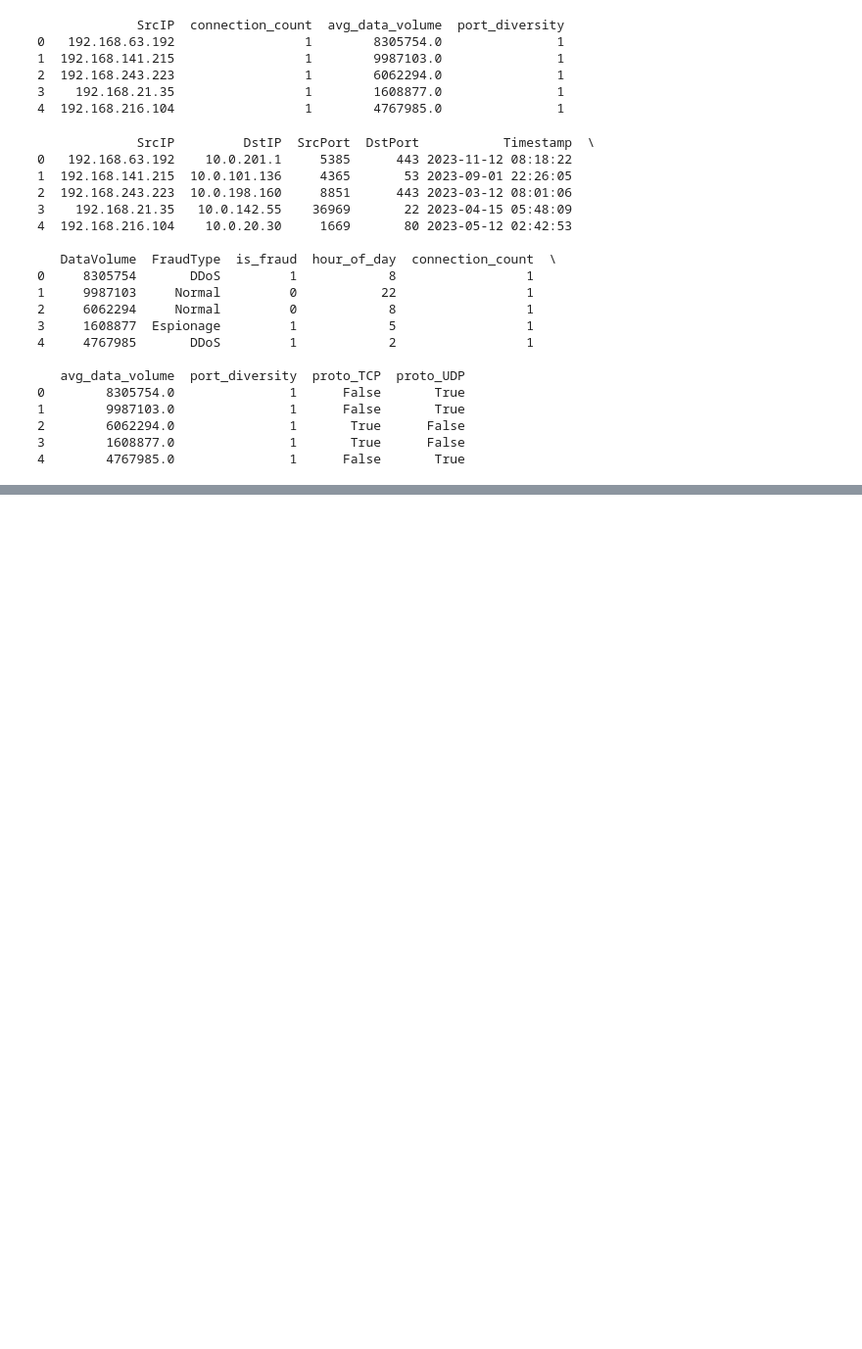
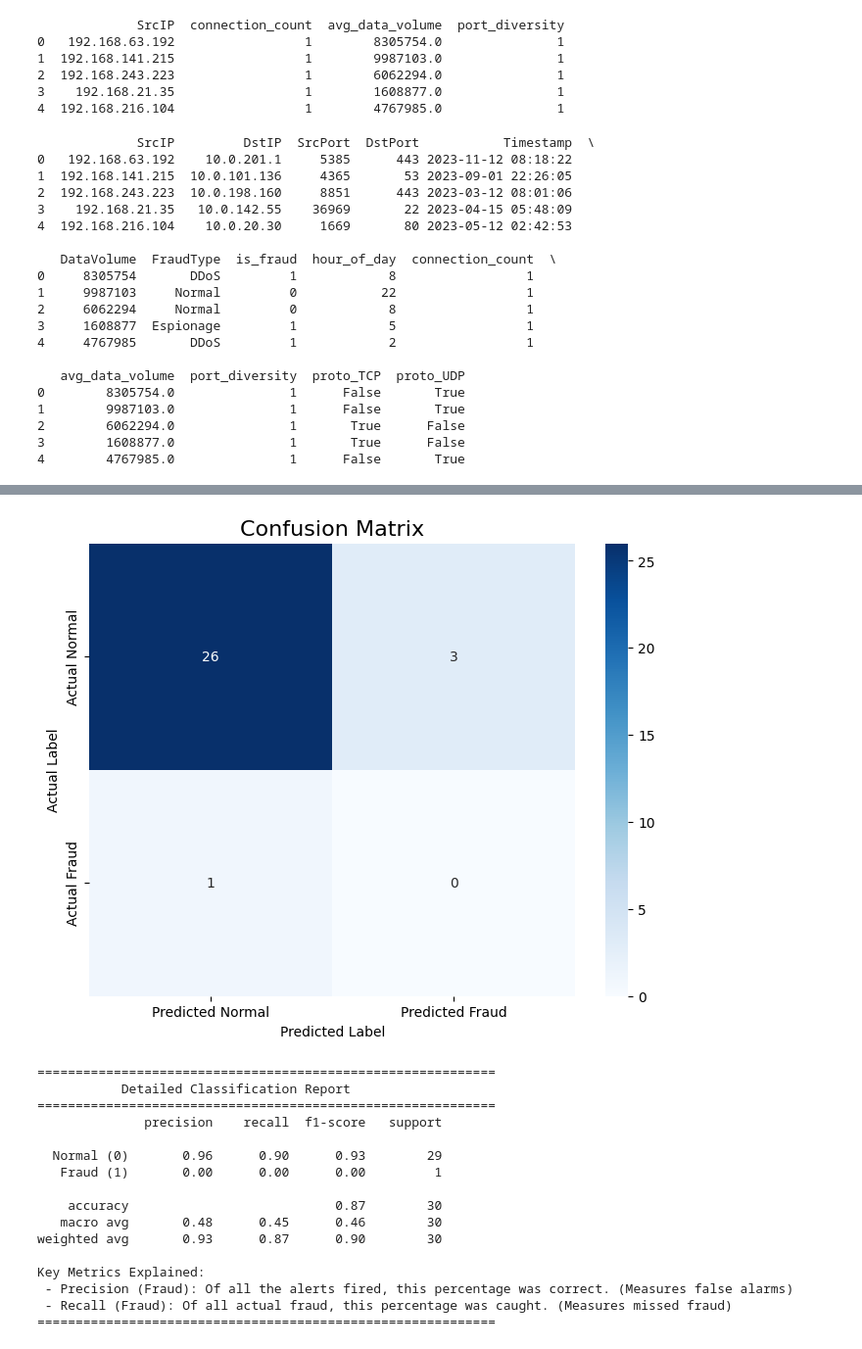
Before and after one commit to Rajan235/major_project, a Jupyter notebook: notebooks/01_EDA_and_Preprocessing.ipynb, the cells around one changed output, grey strips where cells are left out. Shown at 98% size. Saved outputs shown, nothing was run; the diff lists cells and outputs as text; code cells hidden in the pictures; blank space fills up the shorter version.

```diff
--- a/notebooks/01_EDA_and_Preprocessing.ipynb
+++ b/notebooks/01_EDA_and_Preprocessing.ipynb
@@ -423,0 +633,51 @@ display(shap.force_plot(explainer.expected_value, shap_values.values[fraud_loc,:
+# %%
+from sklearn.metrics import confusion_matrix, classification_report
+import seaborn as sns
+import matplotlib.pyplot as plt
+
+# --- 1. Generate Predictions (if you haven't already) ---
+y_pred = xgb_classifier.predict(X_test_scaled)
+
+# --- 2. Create the Confusion Matrix ---
+cm = confusion_matrix(y_test, y_pred)
+
+# --- 3. Visualize the Confusion Matrix ---
+plt.figure(figsize=(8, 6))
+sns.heatmap(cm, annot=True, fmt='d', cmap='Blues',
+            xticklabels=['Predicted Normal', 'Predicted Fraud'],
+            yticklabels=['Actual Normal', 'Actual Fraud'])
+plt.title('Confusion Matrix', fontsize=16)
+plt.ylabel('Actual Label')
+plt.xlabel('Predicted Label')
+plt.show()
+
+
+# --- 4. Print the Detailed Classification Report ---
+print("\n" + "="*60)
+print("           Detailed Classification Report")
+print("="*60)
+report = classification_report(y_test, y_pred, target_names=['Normal (0)', 'Fraud (1)'])
+print(report)
+
+print("Key Metrics Explained:")
+print(" - Precision (Fraud): Of all the alerts fired, this percentage was correct. (Measures false alarms)")
+print(" - Recall (Fraud): Of all actual fraud, this percentage was caught. (Measures missed fraud)")
+print("="*60)
+# %% [output]
+[figure, added]
+============================================================
+           Detailed Classification Report
+============================================================
+              precision    recall  f1-score   support
+
+  Normal (0)       0.96      0.90      0.93        29
+   Fraud (1)       0.00      0.00      0.00         1
+
+    accuracy                           0.87        30
+   macro avg       0.48      0.45      0.46        30
+weighted avg       0.93      0.87      0.90        30
+
+Key Metrics Explained:
+ - Precision (Fraud): Of all the alerts fired, this percentage was correct. (Measures false alarms)
+ - Recall (Fraud): Of all actual fraud, this percentage was caught. (Measures missed fraud)
+============================================================
```
Also changed, not shown: parts of 8 cells of this notebook.
